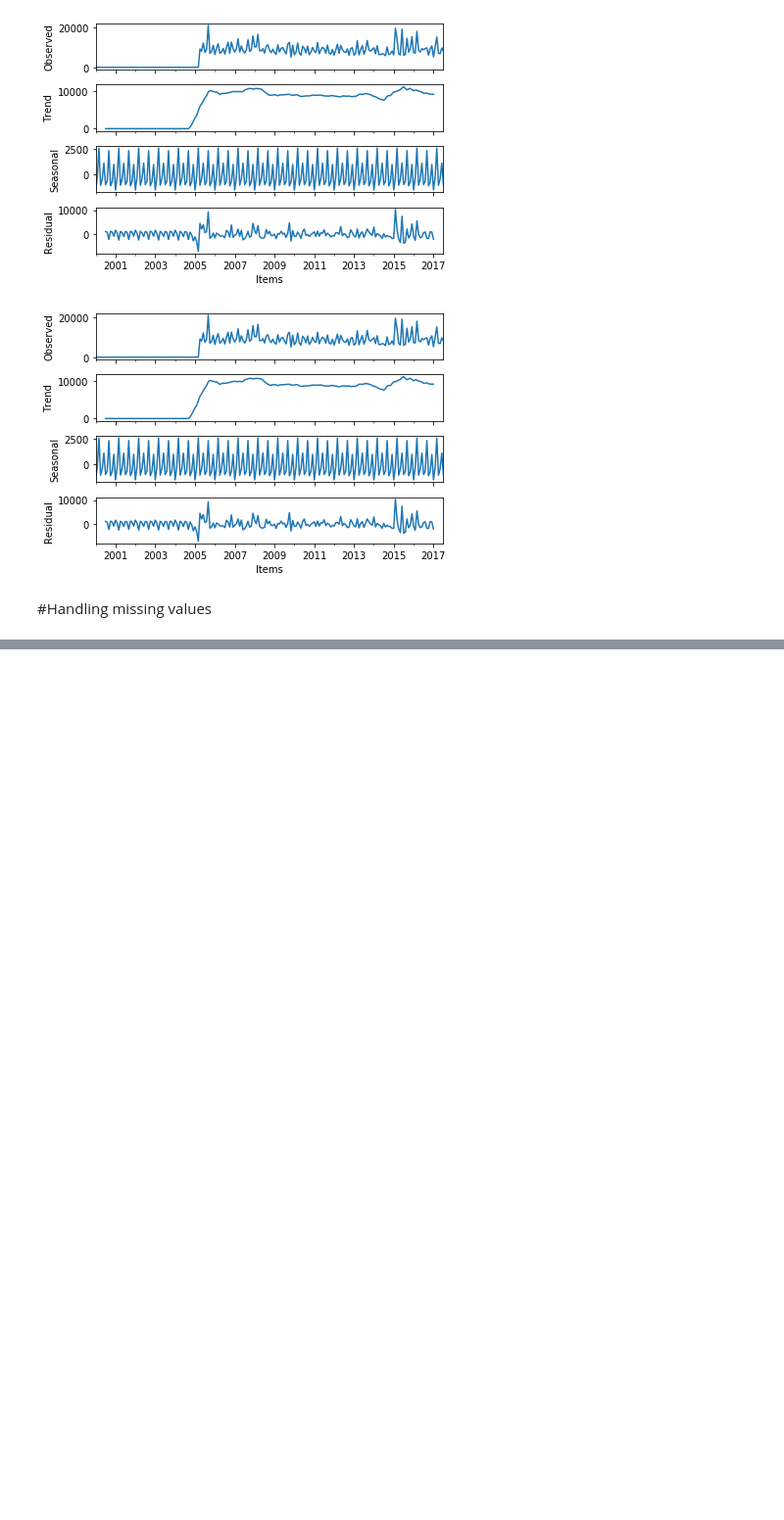
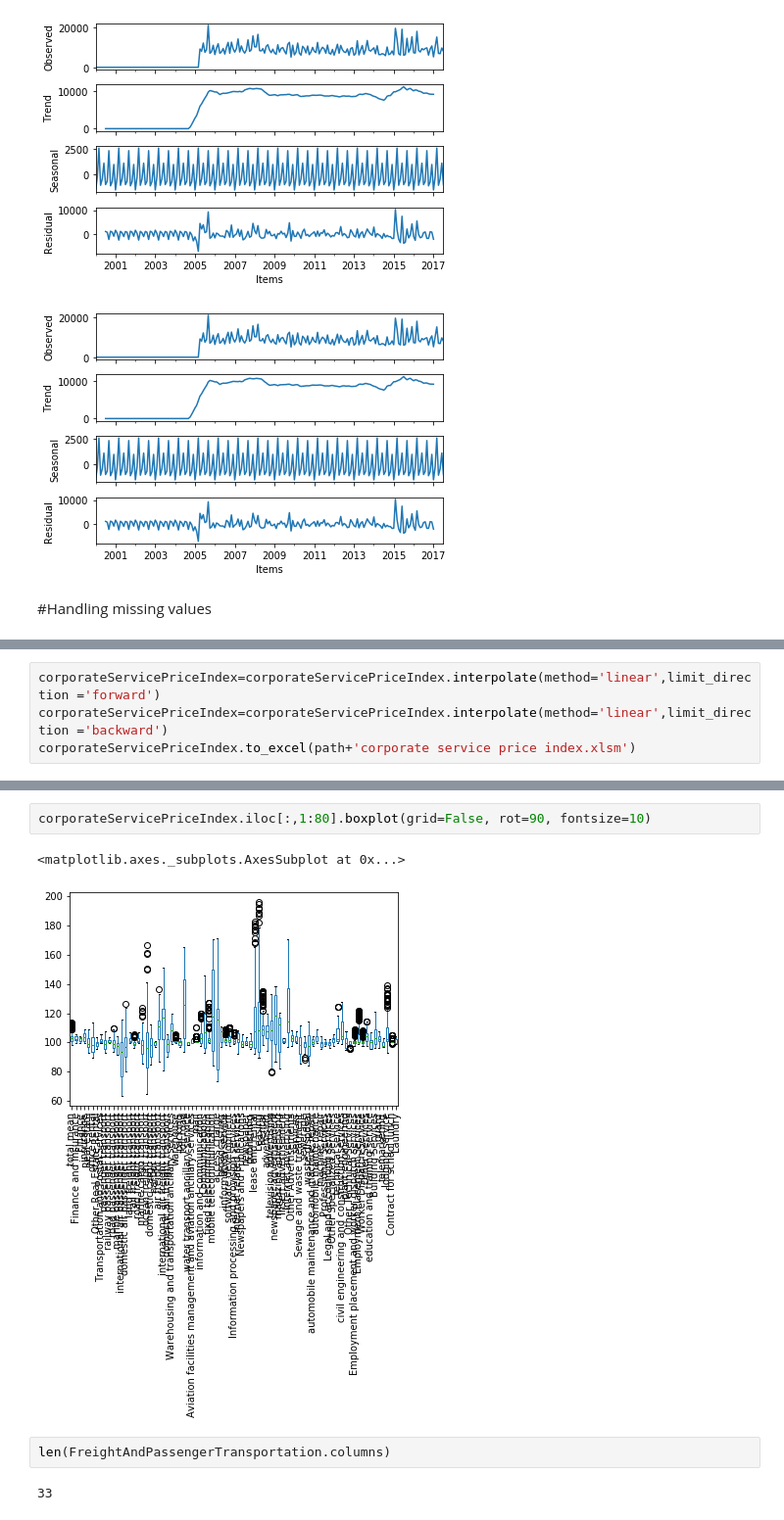
Before and after one commit to aang13/Google_colab_projects, a Jupyter notebook: MonthLy_Motor_Vehicle_Prediction.ipynb, the cells around one changed output, grey strips where cells are left out. Shown at 98% size. Saved outputs shown, nothing was run; the diff lists cells and outputs as text; blank space fills up the shorter version.

```diff
--- a/MonthLy_Motor_Vehicle_Prediction.ipynb
+++ b/MonthLy_Motor_Vehicle_Prediction.ipynb
@@ -513,0 +521,4 @@ https://towardsdatascience.com/how-to-handle-missing-data-8646b18db0d4
+# %%
+corporateServicePriceIndex=corporateServicePriceIndex.interpolate(method='linear',limit_direction ='forward')
+corporateServicePriceIndex=corporateServicePriceIndex.interpolate(method='linear',limit_direction ='backward')
+corporateServicePriceIndex.to_excel(path+'corporate service price index.xlsm')
@@ -513,0 +565,9 @@ https://towardsdatascience.com/how-to-handle-missing-data-8646b18db0d4
+# %%
+corporateServicePriceIndex.iloc[:,1:80].boxplot(grid=False, rot=90, fontsize=10)
+# %% [output]
+<matplotlib.axes._subplots.AxesSubplot at 0x...>
+[figure, added]
+# %%
+len(FreightAndPassengerTransportation.columns)
+# %% [output]
+33
```
Also changed, not shown: parts of 20 cells of this notebook.
